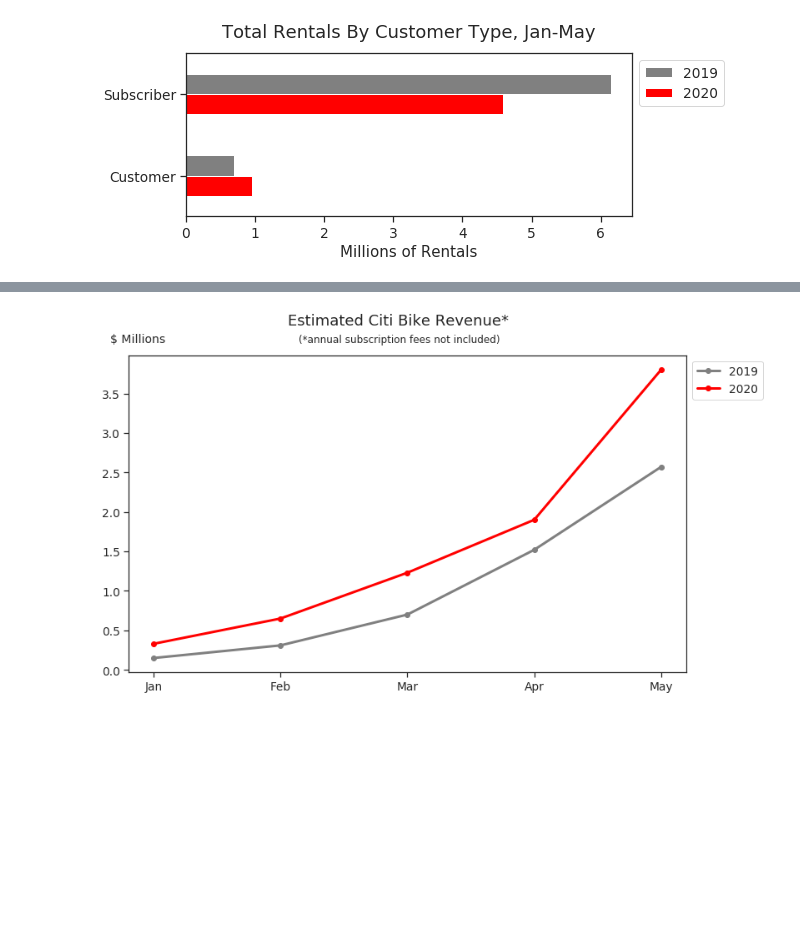
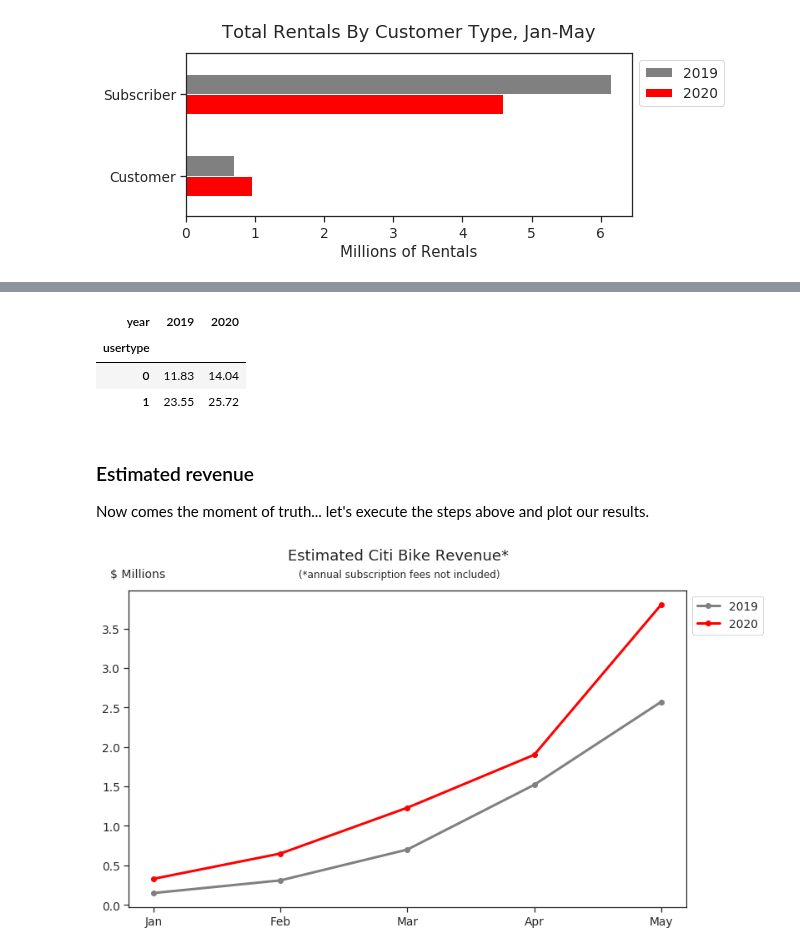
Before and after one commit to stevenrhart/bike-rentals, a Jupyter notebook: notebooks/Bike Sharing in the Time of Covid-19.ipynb, the cells around one changed output, grey strips where cells are left out. Saved outputs shown, nothing was run; the diff lists cells and outputs as text; code cells hidden in the pictures; blank space fills up the shorter version.

```diff
--- a/notebooks/Covid Impact on Bike Rentals in NYC.ipynb
+++ b/notebooks/Bike Sharing in the Time of Covid-19.ipynb
@@ -1006,3 +1119,18 @@ Now comes the moment of truth... let's execute the steps above and plot our resu
+# %%
+# Pivot df using helper function
+df_pivot_tot = pivot_df(df, ['usertype'], ['year'], 'tripduration', 1.667E-8, impute=True)
+df_pivot_avg = pivot_df(df, ['usertype'], ['year'], 'tripduration', 1.667E-2, aggfunc=np.mean)
+
+df_pivot_avg
+# %% [output]
+| year | 2019 | 2020 |
+| usertype |  |  |
+| 0 | 11.83 | 14.04 |
+| 1 | 23.55 | 25.72 |
+# %% [markdown]
+### Estimated revenue
+
+Now comes the moment of truth... let's execute the steps above and plot our results.
 # %%
 # 1. Convert trip duration to minutes and preview
 rev_df.tripduration = rev_df.tripduration / 60
```
Also changed, not shown: parts of 17 cells of this notebook, 3 other files.
